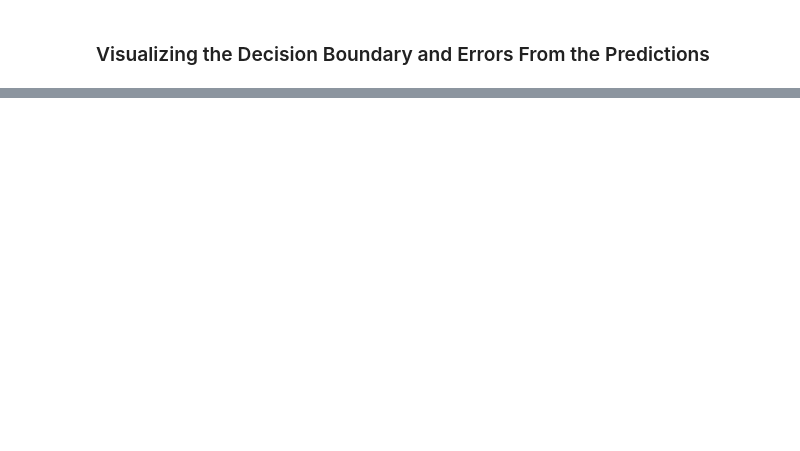
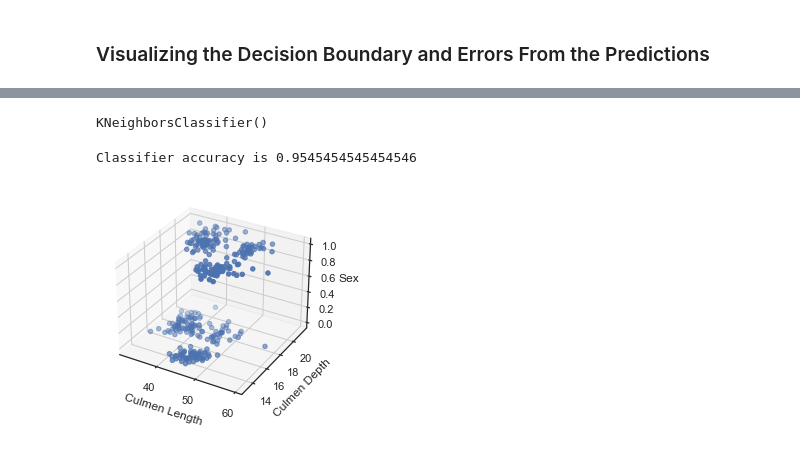
Before and after one commit to AhosChaos/PenguinVisualization, a Jupyter notebook: PenguinVisualization.ipynb, the cells around one changed output, grey strips where cells are left out. Drawn from its saved outputs; the diff is of its cells as text; code cells hidden in the pictures; blank space fills up the shorter version.

```diff
--- a/PenguinVisualization.ipynb
+++ b/PenguinVisualization.ipynb
@@ -211,0 +213,28 @@ array([[49.8, 17.3, 'Chinstrap', 'Gentoo'],
+# %%
+from sklearn import preprocessing
+lb = preprocessing.LabelBinarizer()
+sex_ = lb.fit_transform(data.sex.squeeze())
+X = np.concatenate((X, sex_), axis= 1)
+X_train, X_test, y_train, y_test = train_test_split(X, y, test_size=0.33, random_state=42)
+# %%
+neigh = KNeighborsClassifier(n_neighbors=5)
+neigh.fit(X_train, y_train)
+# %% [output]
+KNeighborsClassifier()
+# %%
+acc = neigh.score(X_test, y_test)
+print("Classifier accuracy is", acc)
+# %% [output]
+Classifier accuracy is 0.9545454545454546
+# %%
+fig = plt.figure()
+ax = fig.add_subplot(projection='3d')
+ax.scatter(X[:,0],X[:,1],X[:,2])
+
+ax.set_xlabel('Culmen Length')
+ax.set_ylabel('Culmen Depth')
+ax.set_zlabel('Sex')
+
+plt.show()
+# %% [output]
+[figure, added]
```
Also changed, not shown: parts of 16 cells of this notebook.
